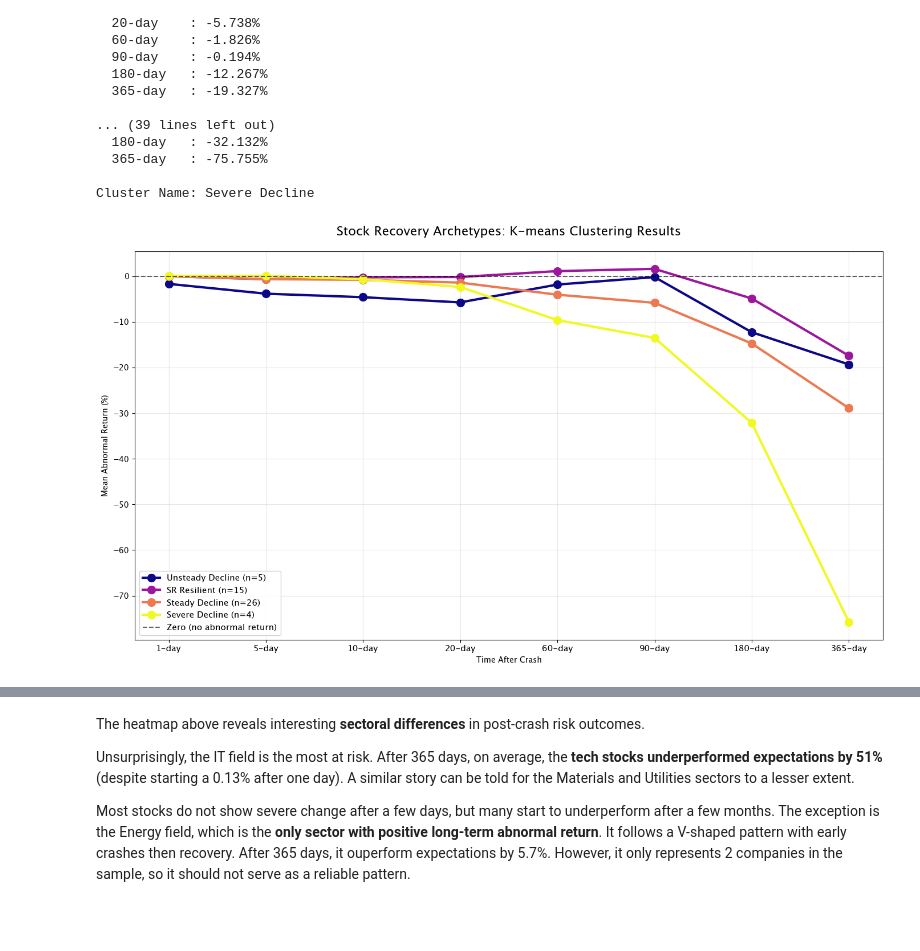
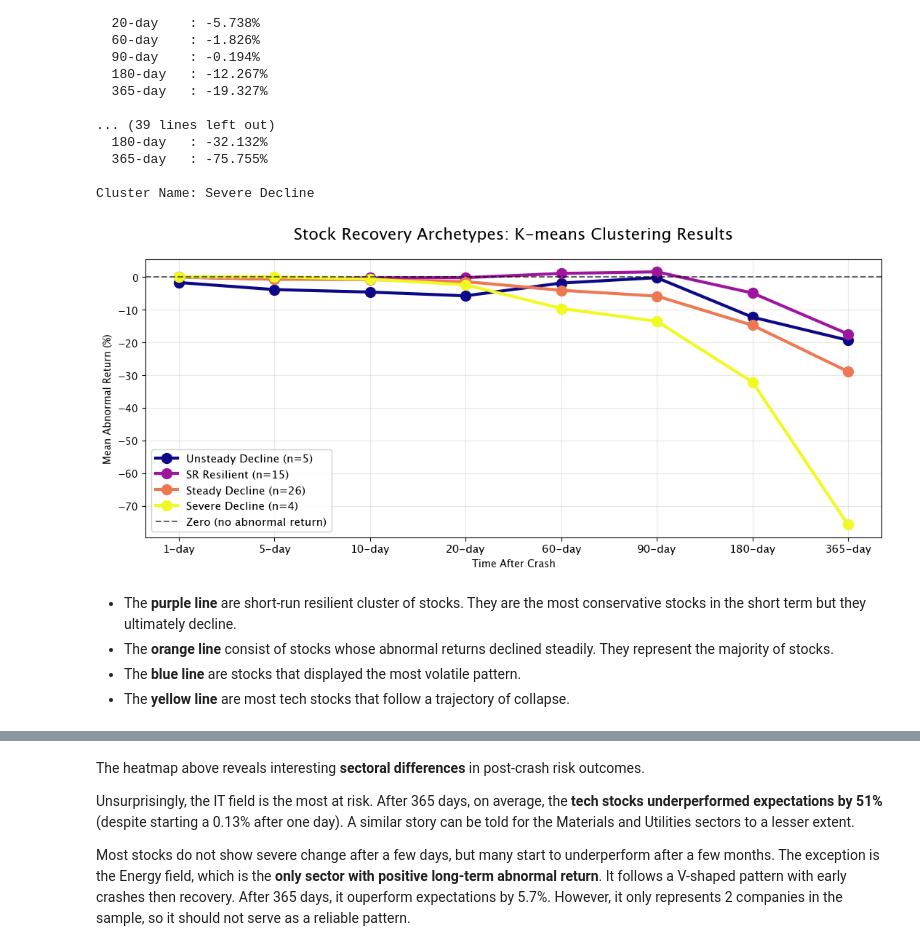
Before and after one commit to yannzg/sp500-rebounds, a Jupyter notebook: analysis.ipynb, the cells around one changed output, grey strips where cells are left out. Saved outputs shown, nothing was run; the diff lists cells and outputs as text; code cells hidden in the pictures; blank space fills up the shorter version.

```diff
--- a/analysis.ipynb
+++ b/analysis.ipynb
@@ -1112,32 +1191,38 @@ Average Recovery Pattern:
 
 Cluster Name: Severe Decline
 # %%
-fig, ax14 = plt.subplots(figsize=(14, 8))
+fig, ax14 = plt.subplots(figsize=(11, 5))
 
 periods_list = ["1-day", "5-day", "10-day", "20-day", "60-day", "90-day", "180-day", "365-day"]
 x_positions = np.arange(len(periods_list))
 
 colors = plt.cm.plasma(np.linspace(0, 1, optimal_k))
 
 for cluster_id in range(optimal_k):
     cluster_stocks = clustering_with_info[clustering_with_info["Cluster"] == cluster_id]
     cluster_means = [cluster_stocks[col].mean() for col in periods_list]
 
     ax14.plot(x_positions, cluster_means, marker='o', linewidth=3, markersize=10,label=f'{cluster_names[cluster_id]} (n={len(cluster_stocks)})',
             color=colors[cluster_id])
 
 ax14.axhline(0, color='black', linestyle='--', linewidth=1.5, alpha=0.6, label='Zero (no abnormal return)')
 ax14.set_xticks(x_positions)
 ax14.set_xticklabels(periods_list, fontsize=11)
 ax14.set_xlabel('Time After Crash')
 ax14.set_ylabel('Mean Abnormal Return (%)')
 ax14.set_title('Stock Recovery Archetypes: K-means Clustering Results', fontsize=16, pad=20)
 ax14.legend(fontsize=11, loc='best', framealpha=0.9)
 ax14.grid(True, alpha=0.3)
 plt.tight_layout()
 plt.show()
 # %% [output]
-[figure, old version]
+[figure, new version]
+# %% [markdown]
+
+- The **purple line** are short-run resilient cluster of stocks. They are the most conservative stocks in the short term but they ultimately decline.
+- The **orange line** consist of stocks whose abnormal returns declined steadily. They represent the majority of stocks.
+- The **blue line** are stocks that displayed the most volatile pattern.
+- The **yellow line** are most tech stocks that follow a trajectory of collapse.
 # %%
 # Calculate average abnormal return by sector and period
 sector_patterns = clustering_with_info.groupby("GICS Sector")[
```
Also changed, not shown: parts of 7 cells of this notebook.
